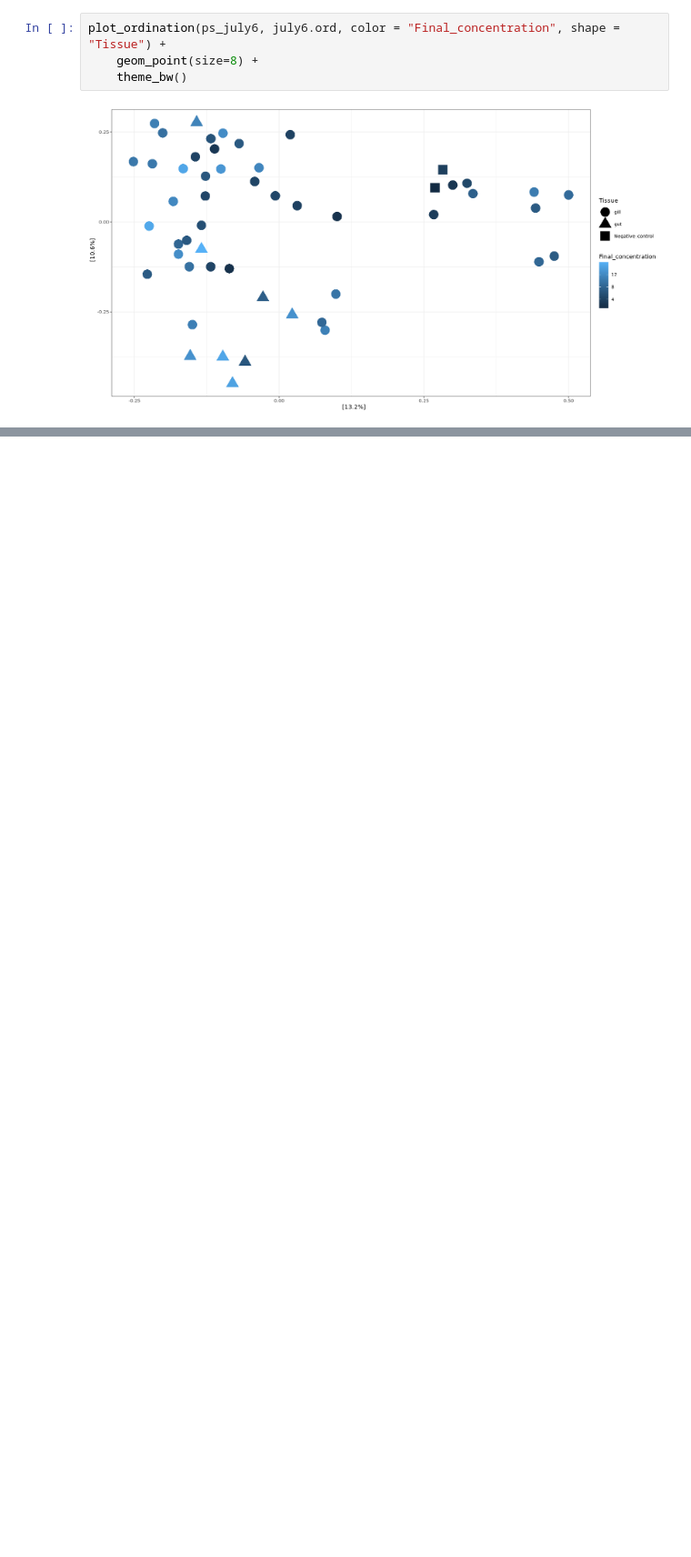
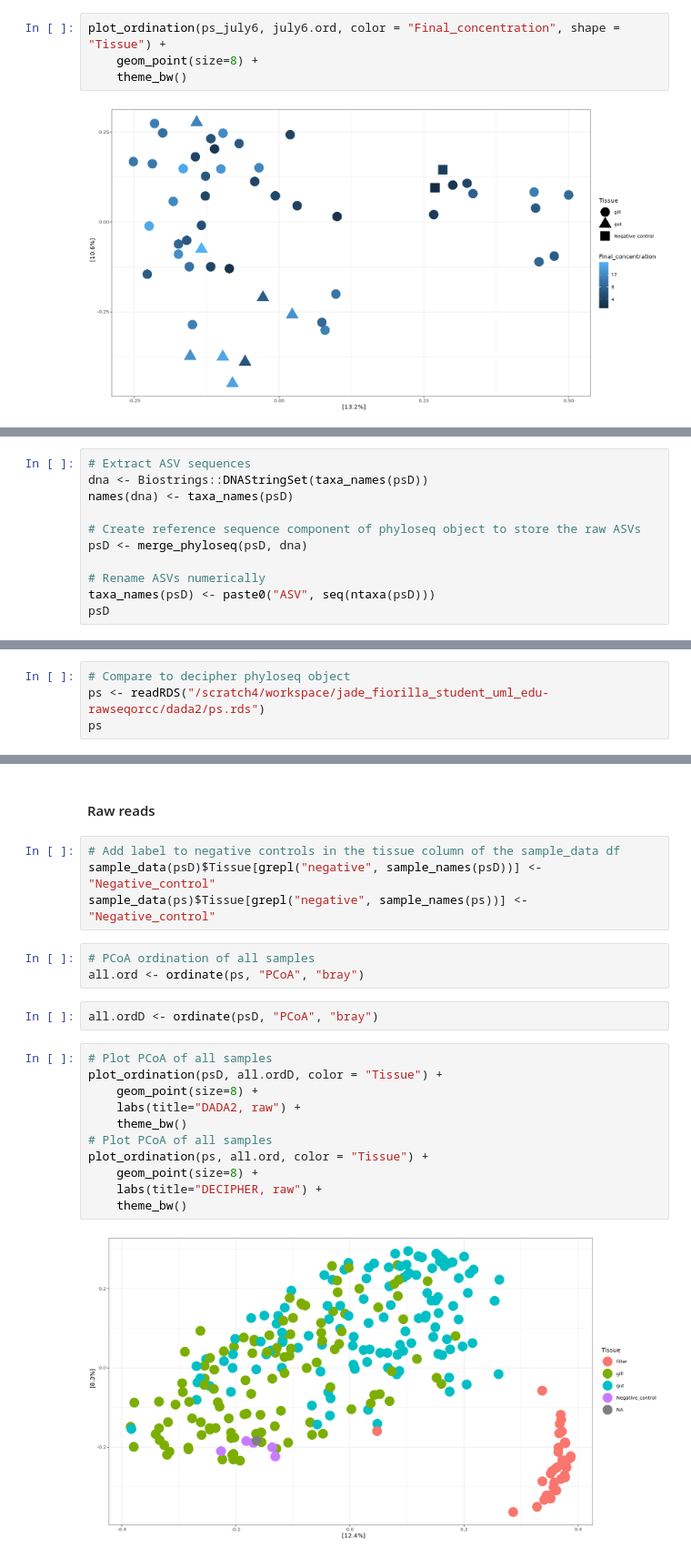
Before and after one commit to jfiorilla/ORCC_16S, a Jupyter notebook: 2_phyloseq.ipynb, the cells around one changed output, grey strips where cells are left out. Shown at 91% size. Cells and saved outputs as stored; diff of their text form; blank space fills up the shorter version.

Commit message:
look at dada2 taxonomy

```diff
--- a/2_phyloseq.ipynb
+++ b/2_phyloseq.ipynb
@@ -463,0 +505,11 @@ plot_ordination(ps_july6, july6.ord, color = "Final_concentration", shape = "Tis
+# %%
+# Extract ASV sequences
+dna <- Biostrings::DNAStringSet(taxa_names(psD))
+names(dna) <- taxa_names(psD)
+
+# Create reference sequence component of phyloseq object to store the raw ASVs
+psD <- merge_phyloseq(psD, dna)
+
+# Rename ASVs numerically
+taxa_names(psD) <- paste0("ASV", seq(ntaxa(psD)))
+psD
@@ -463,0 +522,4 @@ plot_ordination(ps_july6, july6.ord, color = "Final_concentration", shape = "Tis
+# %%
+# Compare to decipher phyloseq object
+ps <- readRDS("/scratch4/workspace/jade_fiorilla_student_uml_edu-rawseqorcc/dada2/ps.rds")
+ps
@@ -463,0 +605,24 @@ plot_ordination(ps_july6, july6.ord, color = "Final_concentration", shape = "Tis
+# %% [markdown]
+#### Raw reads
+# %%
+# Add label to negative controls in the tissue column of the sample_data df
+sample_data(psD)$Tissue[grepl("negative", sample_names(psD))] <- "Negative_control"
+sample_data(ps)$Tissue[grepl("negative", sample_names(ps))] <- "Negative_control"
+# %%
+# PCoA ordination of all samples
+all.ord <- ordinate(ps, "PCoA", "bray")
+# %%
+all.ordD <- ordinate(psD, "PCoA", "bray")
+# %%
+# Plot PCoA of all samples
+plot_ordination(psD, all.ordD, color = "Tissue") +
+    geom_point(size=8) +
+    labs(title="DADA2, raw") +
+    theme_bw()
+# Plot PCoA of all samples
+plot_ordination(ps, all.ord, color = "Tissue") +
+    geom_point(size=8) +
+    labs(title="DECIPHER, raw") +
+    theme_bw()
+# %% [output]
+[figure, added]
```
Also changed, not shown: parts of 34 cells of this notebook, 1 other file.
